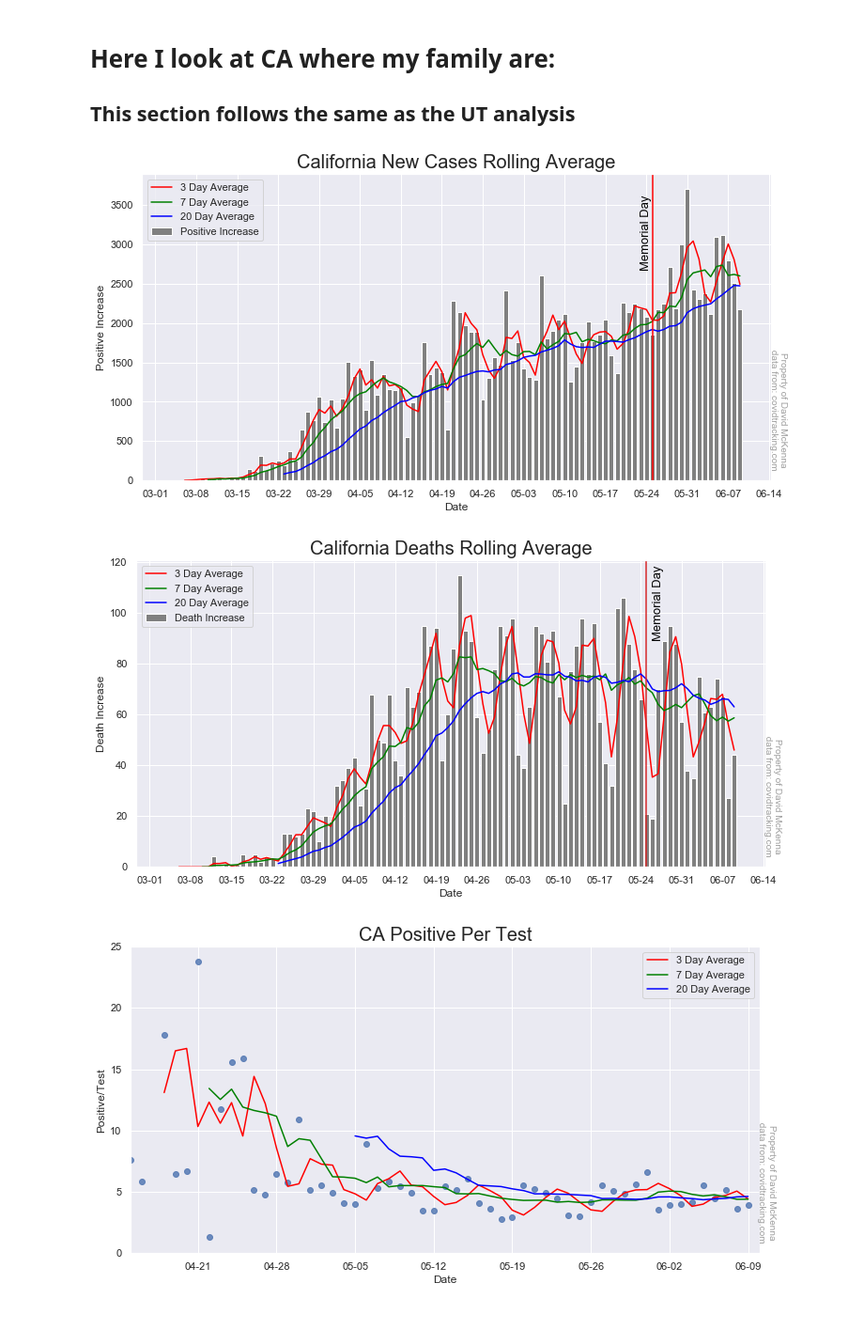
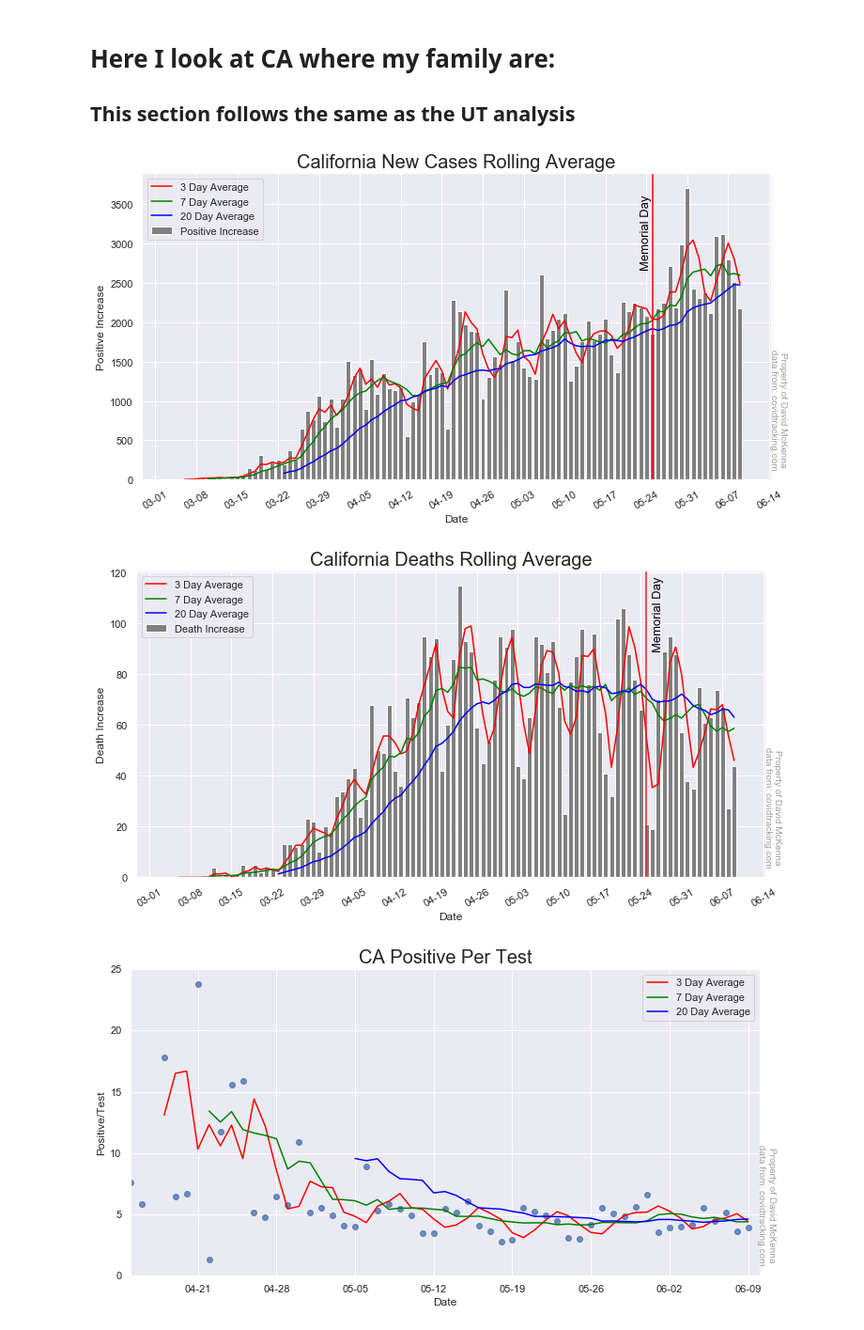
Before and after one commit to Stripling07/UT_COVID, a Jupyter notebook: COVID_NB.ipynb, the cells around one changed output. Shown: that part at 94% size. Drawn from its saved outputs; the diff is of its cells as text; code cells hidden in the pictures.

```diff
--- a/COVID_NB.ipynb
+++ b/COVID_NB.ipynb
@@ -406,35 +403,35 @@ text_loc = max(CA['positiveIncrease'])-1000
 
 CA['rolling_mean'] = CA.loc[:,'positiveIncrease'].rolling(3).mean().shift(periods=-2)
 CA['rolling_mean2'] = CA.loc[:,'positiveIncrease'].rolling(7).mean().shift(periods=-6)
 CA['rolling_mean3'] = CA.loc[:,'positiveIncrease'].rolling(20).mean().shift(periods=-19)
 
 fig, ax = plt.subplots(figsize = (12,6))
 watermark()
 date_ticks()
 
 plt.bar(CA['date'], CA['positiveIncrease'],
         label='Positive Increase',color='grey')
 plt.plot(CA['date'], CA.rolling_mean,
          label='3 Day Average', color='red')
 plt.plot(CA['date'], CA.rolling_mean2,
          label='7 Day Average', color='green')
 plt.plot(CA['date'], CA.rolling_mean3,
          label='20 Day Average', color='blue')
 plt.legend(loc='upper left')
 ax.axvline( x=MemorialDay, color='red', linewidth=1.5)
 ax.annotate('Memorial Day', (MemorialDay - 2 ,text_loc),
             color='black',rotation=90,fontsize=13)
 ax.set_xlim(CA['date'].min() , CA['date'].max() )
-
+plt.xticks(rotation=30)
 plt.title('California New Cases Rolling Average', fontdict={'fontsize':20})
 plt.xlabel('Date', fontdict={'fontsize':12})
 plt.ylabel('Positive Increase', fontdict={'fontsize':12})
 plt.axis('tight')
 
 #plt.savefig('CA_Increase_Rolling_Avg.png')
 plt.show()
 # %% [output]
-[figure, old version]
+[figure, new version]
 # %%
 CA['rolling_mean_d'] = CA.loc[:,'deathIncrease'].rolling(3).mean().shift(periods=-2)
 CA['rolling_mean_d2'] = CA.loc[:,'deathIncrease'].rolling(7).mean().shift(periods=-6)
@@ -449,7 +446,7 @@ plt.plot(CA['date'], CA.rolling_mean_d, label='3 Day Average', color='red')
 plt.plot(CA['date'], CA.rolling_mean_d2, label='7 Day Average', color='green')
 plt.plot(CA['date'], CA.rolling_mean_d3, label='20 Day Average', color='blue')
 plt.legend(loc='upper left')
-
+plt.xticks(rotation=30)
 ax.axvline( x=MemorialDay, color='tab:red', linewidth=1.5)
 ax.annotate('Memorial Day', (MemorialDay + 1 ,90),color='black',rotation=90,fontsize=13)
 ax.set_xlim(CA['date_ordinal'].min() , CA['date_ordinal'].max() )
@@ -461,7 +458,7 @@ plt.axis('tight')
 #plt.savefig('CA_Death_Rolling_Avg.png')
 plt.show()
 # %% [output]
-[figure, old version]
+[figure, new version]
 # %%
 CA_1 = CA[CA['date'] >= '2020-04-15' ]
 
```
Also changed, not shown: parts of 2 cells of this notebook.
